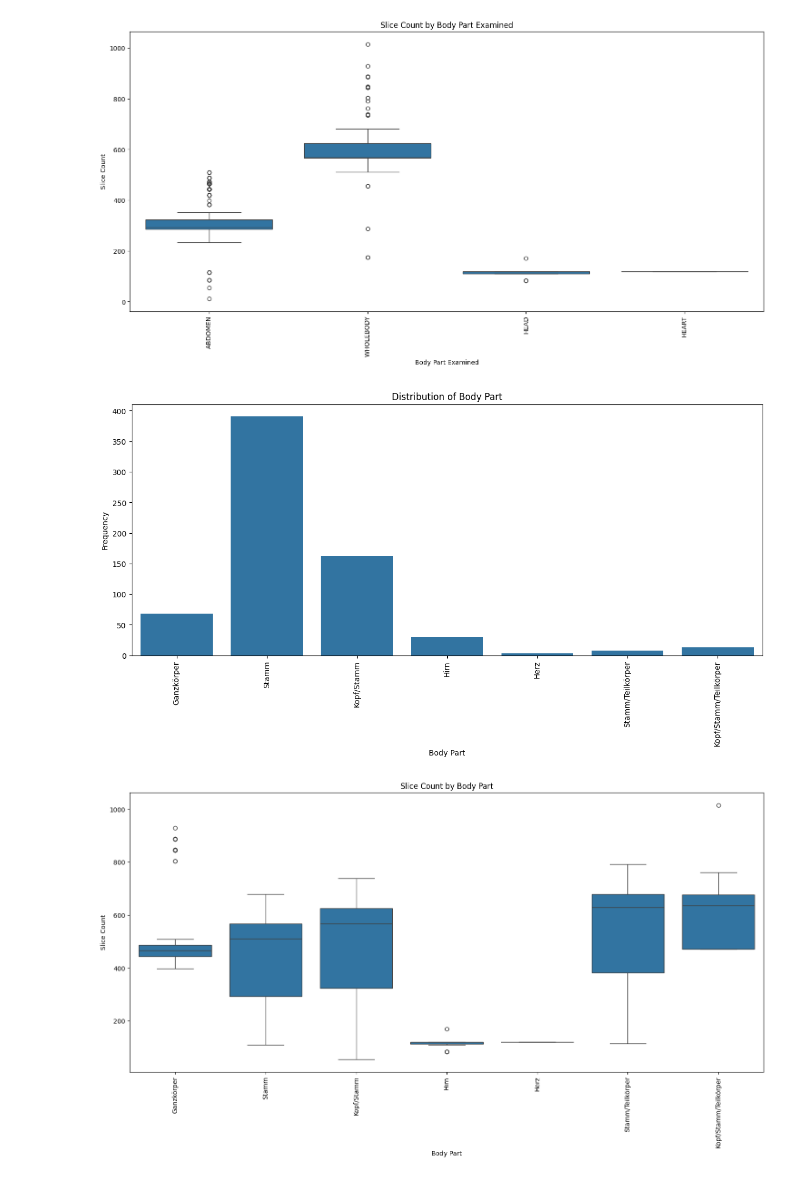
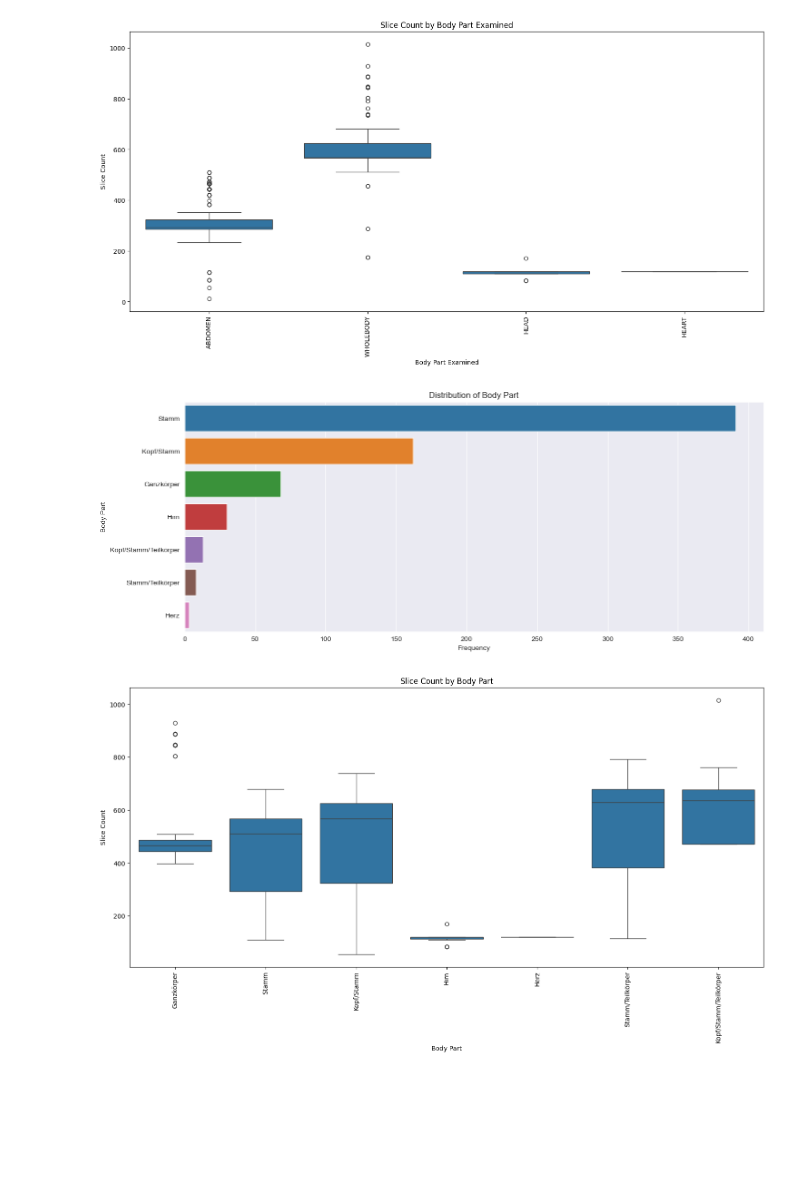
Before and after one commit to Justin-SG/inferring_body_weight_from_ct_scans, a Jupyter notebook: 2_EDA/EDA_Metadata.ipynb, the cells around one changed output. Saved outputs shown, nothing was run; the diff lists cells and outputs as text; code cells hidden in the pictures; blank space fills up the shorter version.

Commit message:
More Plots

```diff
--- a/2_EDA/EDA_Metadata.ipynb
+++ b/2_EDA/EDA_Metadata.ipynb
@@ -167,16 +177,15 @@ plt.show()
 # %% [output]
 [figure]
 # %%
-# BodyPart distribution
+# BodyPart distribution histogram descending frequency
 plt.figure(figsize=(15, 6))
-sns.countplot(x='BodyPart', data=df_cleaned)
+sns.countplot(y='BodyPart', data=df_cleaned, order = df_cleaned['BodyPart'].value_counts().index)
 plt.title('Distribution of Body Part')
-plt.xlabel('Body Part')
-plt.xticks(rotation=90)
-plt.ylabel('Frequency')
+plt.xlabel('Frequency')
+plt.ylabel('Body Part')
 plt.show()
 # %% [output]
-[figure, old version]
+[figure, new version]
 # %%
 # SliceCount by BodyPart
 plt.figure(figsize=(18, 8))
```
Also changed, not shown: parts of 6 cells of this notebook, 1 other file.
